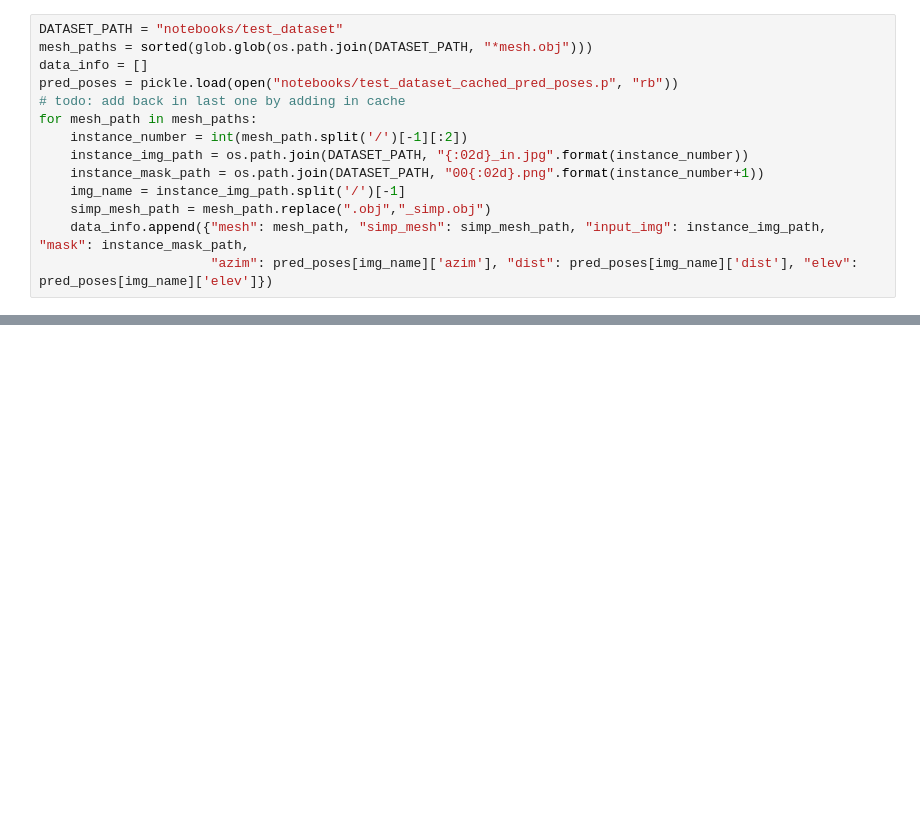
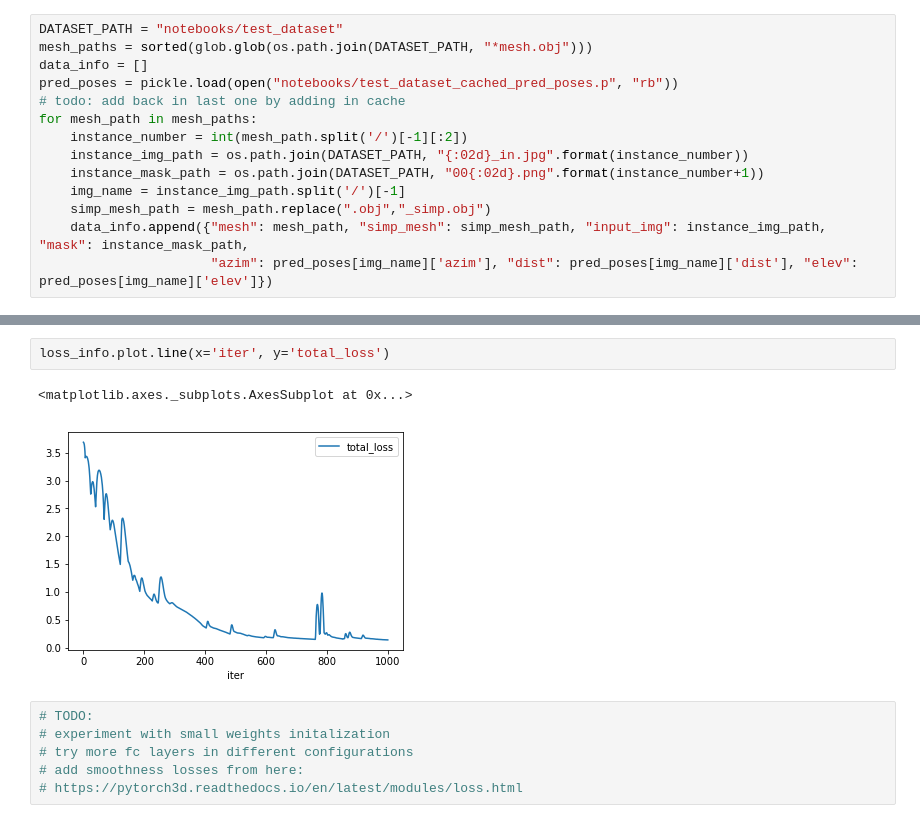
Before and after one commit to edwardyang12/sil_consistent_at_inference, a Jupyter notebook: notebooks/Deformation_Net.ipynb, the cells around one changed output, grey strips where cells are left out. Drawn from its saved outputs; the diff is of its cells as text; blank space fills up the shorter version.

```diff
--- a/notebooks/Deformation_Net.ipynb
+++ b/notebooks/Deformation_Net.ipynb
@@ -108,0 +136,11 @@ tensor(2.3702, device='cuda:7', grad_fn=<BinaryCrossEntropyBackward>)
+# %%
+loss_info.plot.line(x='iter', y='total_loss')
+# %% [output]
+<matplotlib.axes._subplots.AxesSubplot at 0x...>
+[figure, added]
+# %%
+# TODO:
+# experiment with small weights initalization
+# try more fc layers in different configurations
+# add smoothness losses from here:
+# https://pytorch3d.readthedocs.io/en/latest/modules/loss.html
```
Also changed, not shown: parts of 5 cells of this notebook, 5 other files.
